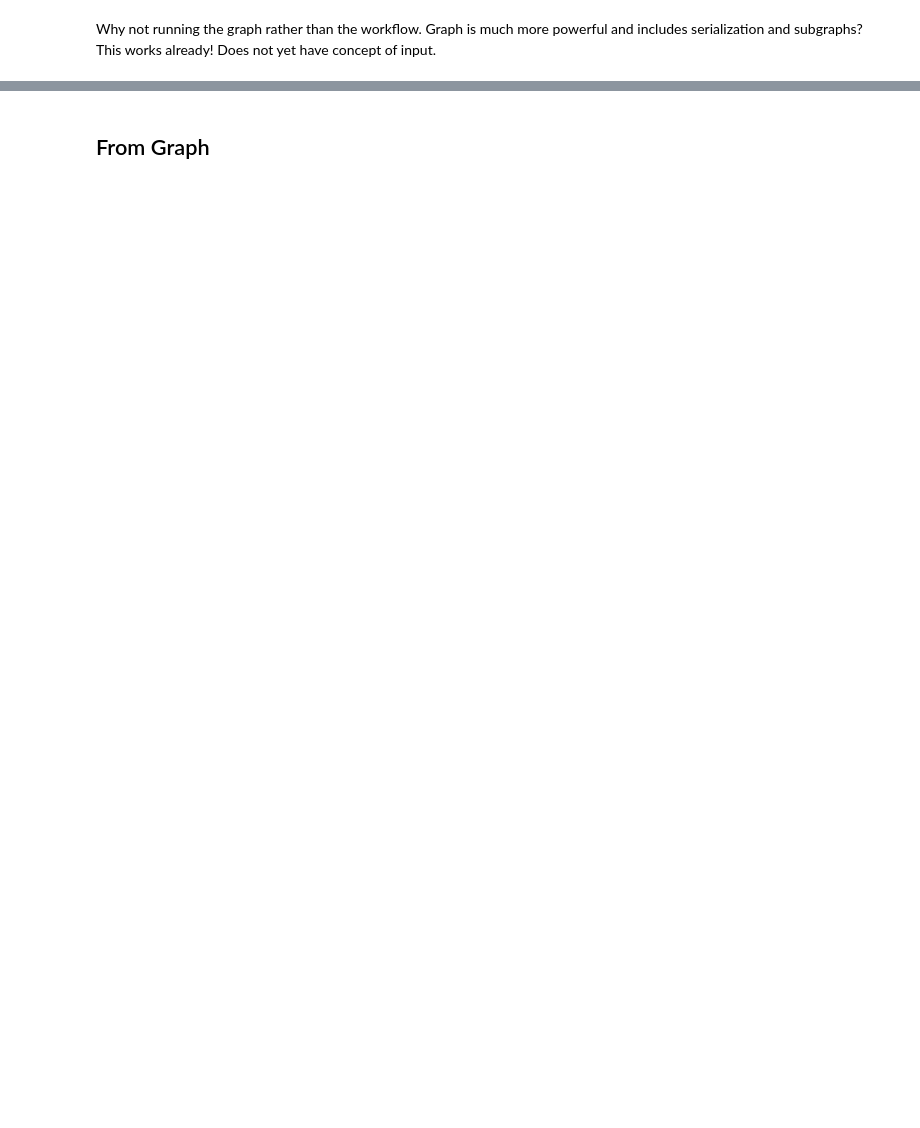
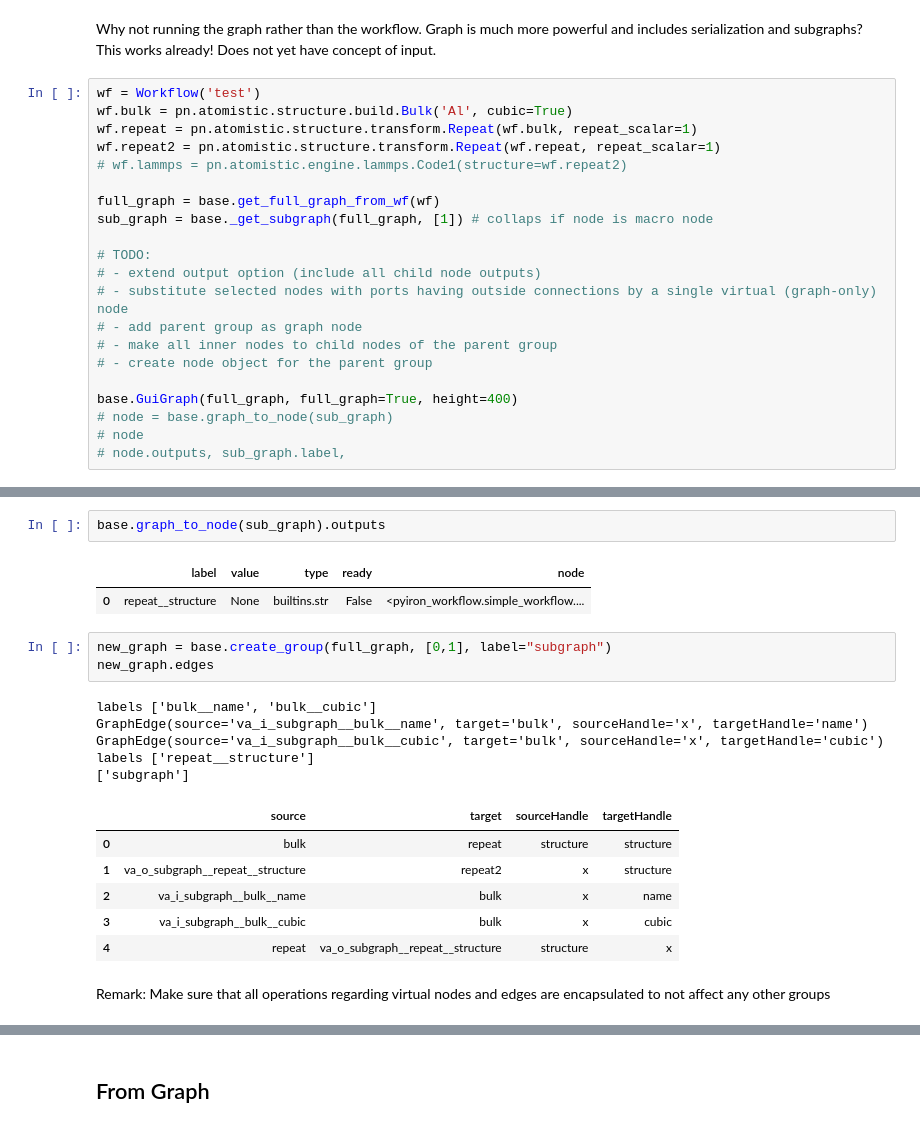
Before and after one commit to pyiron/pyiron_core, a Jupyter notebook: notebooks/tests.ipynb, the cells around one changed output, grey strips where cells are left out. Cells and saved outputs as stored; diff of their text form; blank space fills up the shorter version.

```diff
--- a/notebooks/tests.ipynb
+++ b/notebooks/tests.ipynb
@@ -13,3 +13,24 @@ import pyiron_nodes as pn
 [interactive output not drawn]
 # %% [markdown]
 Why not running the graph rather than the workflow. Graph is much more powerful and includes serialization and subgraphs? This works already! Does not yet have concept of input.
+# %%
+wf = Workflow('test')
+wf.bulk = pn.atomistic.structure.build.Bulk('Al', cubic=True)
+wf.repeat = pn.atomistic.structure.transform.Repeat(wf.bulk, repeat_scalar=1)
+wf.repeat2 = pn.atomistic.structure.transform.Repeat(wf.repeat, repeat_scalar=1)
+# wf.lammps = pn.atomistic.engine.lammps.Code1(structure=wf.repeat2)
+
+full_graph = base.get_full_graph_from_wf(wf)
+sub_graph = base._get_subgraph(full_graph, [1]) # collaps if node is macro node
+
+# TODO:
+# - extend output option (include all child node outputs)
+# - substitute selected nodes with ports having outside connections by a single virtual (graph-only) node
+# - add parent group as graph node
+# - make all inner nodes to child nodes of the parent group
+# - create node object for the parent group
+
+base.GuiGraph(full_graph, full_graph=True, height=400)
+# node = base.graph_to_node(sub_graph)
+# node
+# node.outputs, sub_graph.label,
@@ -15,0 +68,22 @@ Why not running the graph rather than the workflow. Graph is much more powerful
+# %%
+base.graph_to_node(sub_graph).outputs
+# %% [output]
+|  | label | value | type | ready | node |
+| 0 | repeat__structure | None | builtins.str | False | <pyiron_workflow.simple_workflow.... |
+# %%
+new_graph = base.create_group(full_graph, [0,1], label="subgraph")
+new_graph.edges
+# %% [output]
+labels ['bulk__name', 'bulk__cubic']
+GraphEdge(source='va_i_subgraph__bulk__name', target='bulk', sourceHandle='x', targetHandle='name')
+GraphEdge(source='va_i_subgraph__bulk__cubic', target='bulk', sourceHandle='x', targetHandle='cubic')
+labels ['repeat__structure']
+['subgraph']
+|  | source | target | sourceHandle | targetHandle |
+| 0 | bulk | repeat | structure | structure |
+| 1 | va_o_subgraph__repeat__structure | repeat2 | x | structure |
+| 2 | va_i_subgraph__bulk__name | bulk | x | name |
+| 3 | va_i_subgraph__bulk__cubic | bulk | x | cubic |
+| 4 | repeat | va_o_subgraph__repeat__structure | structure | x |
+# %% [markdown]
+Remark: Make sure that all operations regarding virtual nodes and edges are encapsulated to not affect any other groups
```
Also changed, not shown: parts of 52 cells of this notebook, 8 other files.
